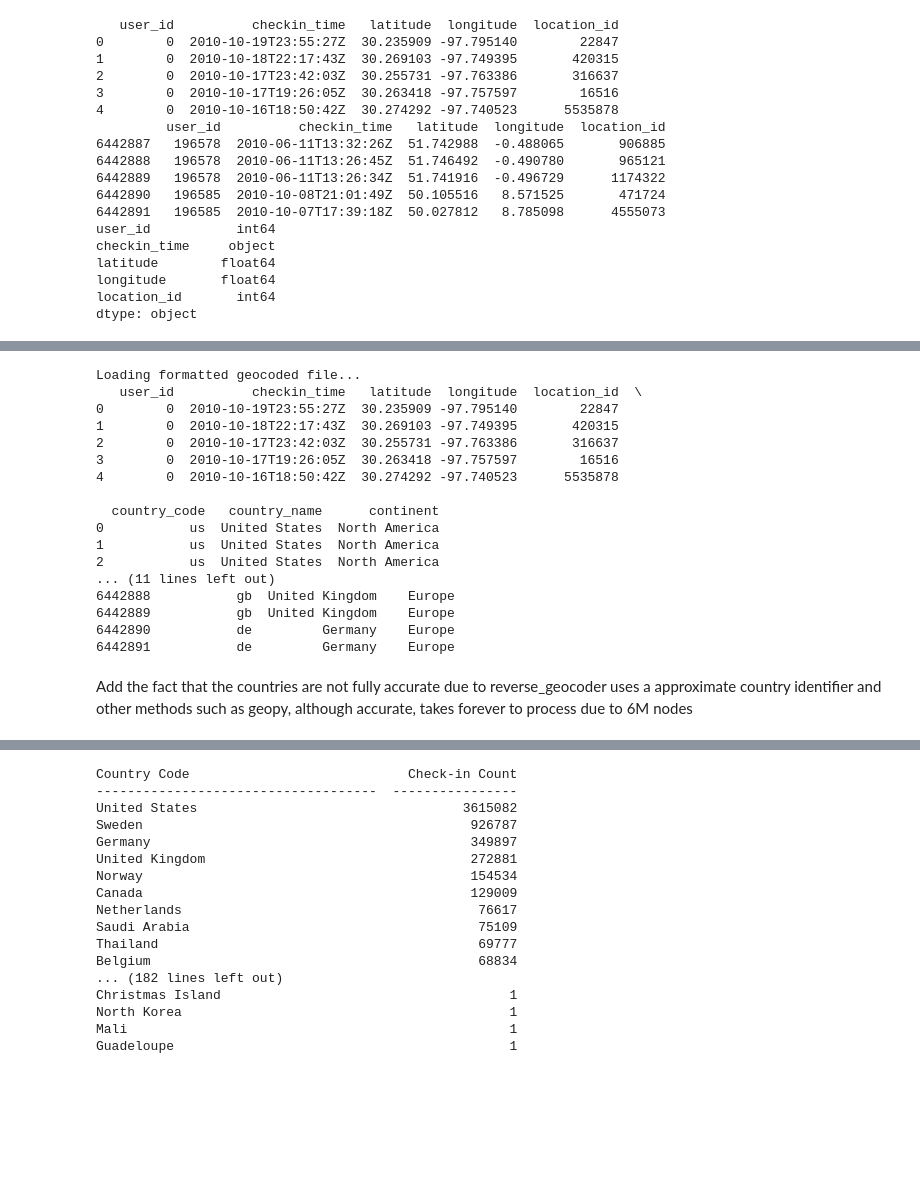
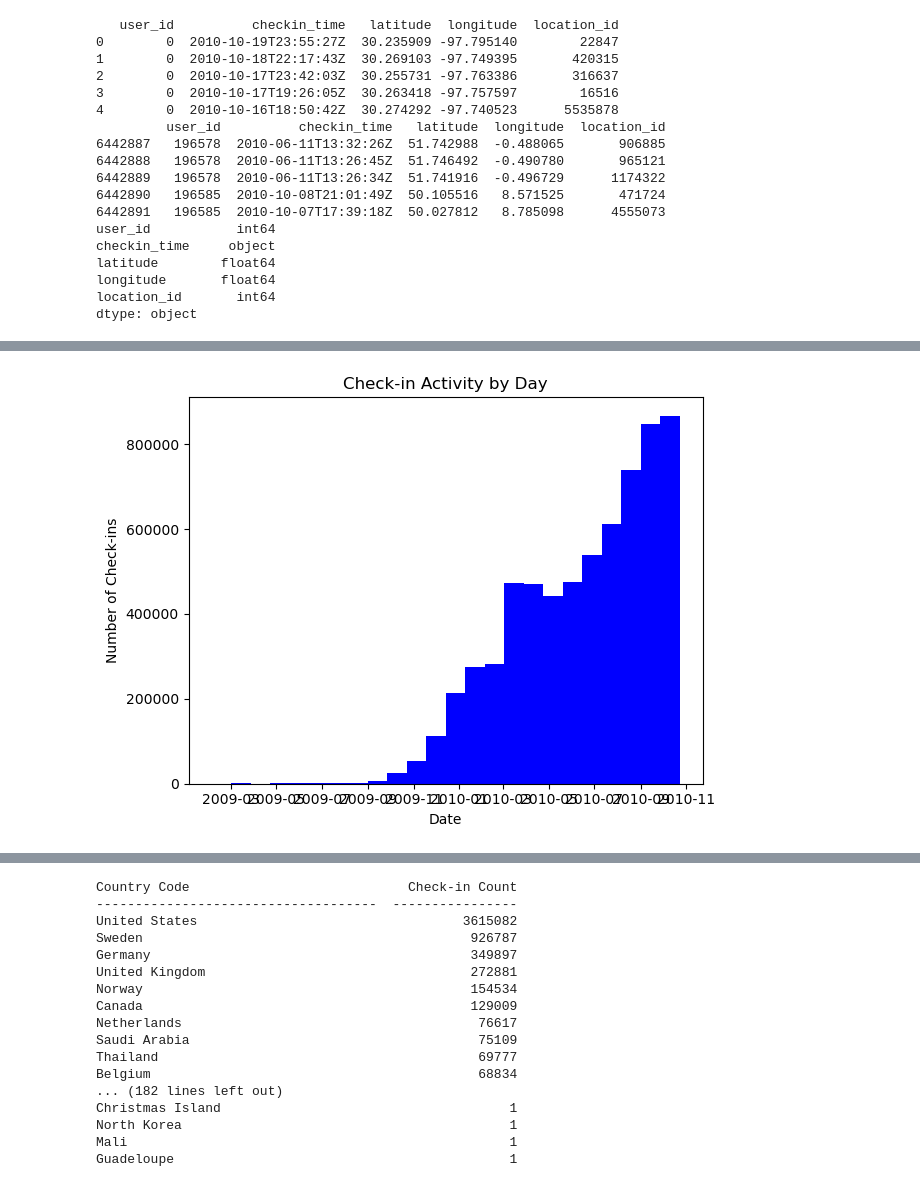
Before and after one commit to RusnacAM/Data-Mining, a Jupyter notebook: data_mining_project_report.ipynb, the cells around one changed output, grey strips where cells are left out. Saved outputs shown, nothing was run; the diff lists cells and outputs as text; code cells hidden in the pictures; blank space fills up the shorter version.

```diff
--- a/data_mining_project_report.ipynb
+++ b/data_mining_project_report.ipynb
@@ -176,44 +308,10 @@ plt.show()
-# %%
-coordinates = list(zip(df['latitude'], df['longitude']))
-result = rg.search(coordinates)
-
-df["country_code"] = [result[i]['cc'] for i in range(len(result))]
-df["country_code"] = df["country_code"].str.lower() #for pygal
-
-cc = coco.CountryConverter()
-
-mapping = {
-    code: cc.convert(code, to="name")
-    for code in df["country_code"].unique()
-}
-
-continent = {
-    code: cc.convert(code, to="continent_7")
-    for code in df["country_code"].unique()
-}
-
-df["country_name"] = df["country_code"].map(mapping)
-df["continent"] = df["country_code"].map(continent)
-df.to_csv('data/loc-gowalla-preproc.csv', index=False)
-print(df.head())
-print(df.tail())
-# %% [output]
-Loading formatted geocoded file...
-   user_id          checkin_time   latitude  longitude  location_id  \
-0        0  2010-10-19T23:55:27Z  30.235909 -97.795140        22847
-1        0  2010-10-18T22:17:43Z  30.269103 -97.749395       420315
-2        0  2010-10-17T23:42:03Z  30.255731 -97.763386       316637
-3        0  2010-10-17T19:26:05Z  30.263418 -97.757597        16516
-4        0  2010-10-16T18:50:42Z  30.274292 -97.740523      5535878
-
-  country_code   country_name      continent
-0           us  United States  North America
-1           us  United States  North America
-2           us  United States  North America
-... (11 lines left out)
-6442888           gb  United Kingdom    Europe
-6442889           gb  United Kingdom    Europe
-6442890           de         Germany    Europe
-6442891           de         Germany    Europe
-# %% [markdown]
-Add the fact that the countries are not fully accurate due to reverse_geocoder uses a approximate country identifier and other methods such as geopy, although accurate, takes forever to process due to 6M nodes
+# %%
+plt.figure()
+plt.hist(df['checkin_time'].dt.date, bins=24, color="blue")
+plt.xlabel("Date")
+plt.ylabel("Number of Check-ins")
+plt.title("Check-in Activity by Day")
+plt.tight_layout()
+plt.show()
+# %% [output]
+[figure, added]
```
Also changed, not shown: parts of 30 cells of this notebook.
